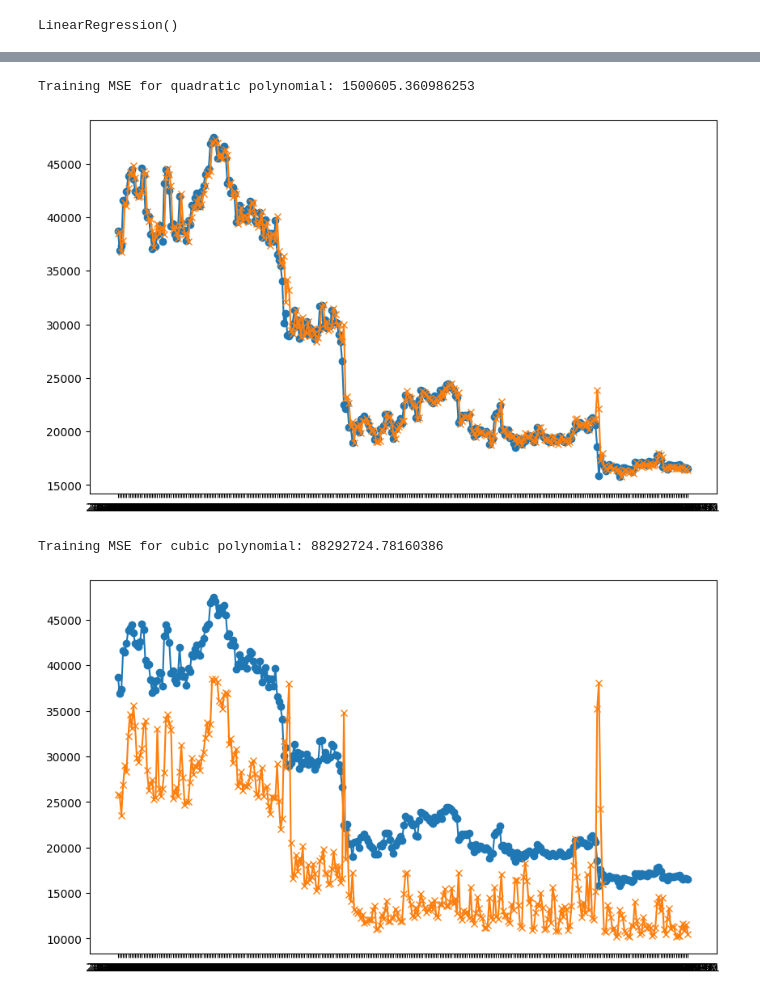
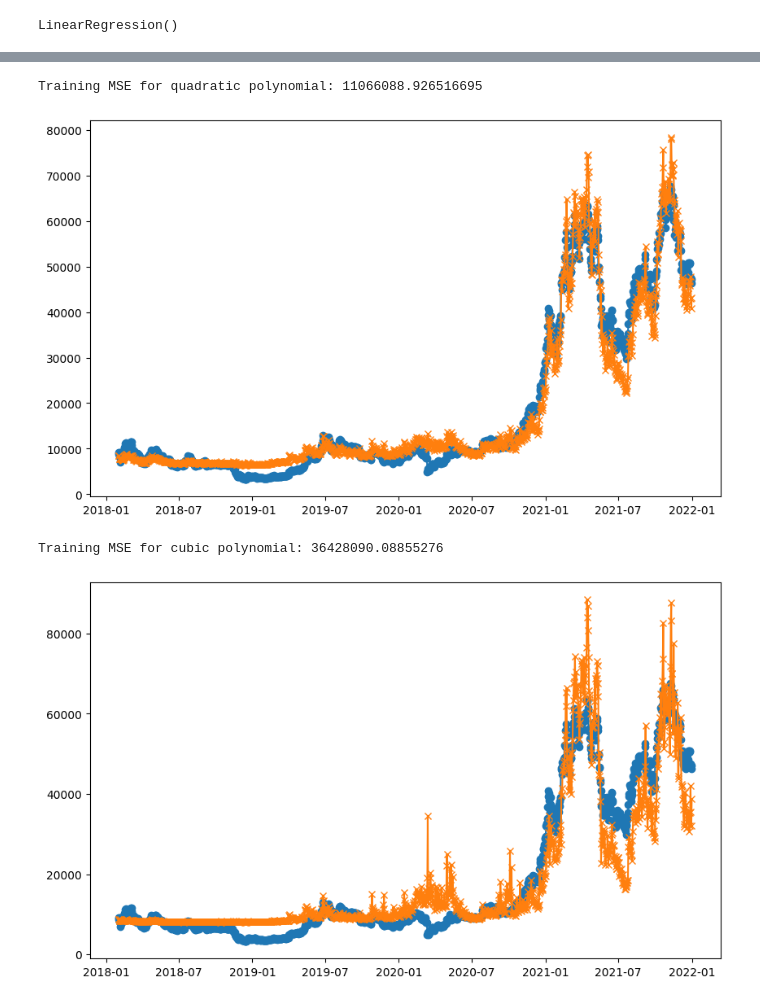
Before and after one commit to FakePickle/CoinSavvy, a Jupyter notebook: builder_models/model_tester.ipynb, the cells around one changed output, grey strips where cells are left out. Cells and saved outputs as stored; diff of their text form; code cells hidden in the pictures.

```diff
--- a/builder_models/model_tester.ipynb
+++ b/builder_models/model_tester.ipynb
@@ -6,12 +6,21 @@ from sklearn.preprocessing import PolynomialFeatures
 from sklearn.pipeline import make_pipeline
 import numpy as np
 import matplotlib.pyplot as plt
+import yfinance as yf
+import ccxt
 
-# Load the dataset using pandas
-data = pd.read_csv('../datasets/training_dataset.csv')
-data_test = pd.read_csv('../datasets/testing_dataset.csv')
+# # Load the dataset using pandas
+# data1 = pd.read_csv('../datasets/training_dataset.csv')
+# data = pd.read_csv('../datasets/testing_dataset.csv')
+
+# Collecting stock historical data from yahoo
+ticker = "BTC-USD"
+start_date = "2018-02-01"
+end_date = "2022-01-01"
+
+# Download historical data
+data = yf.download(ticker, start=start_date, end=end_date)
 
 # Display the first few rows of the dataset for inspection
-print("First few rows of the dataset:")
 print(data.head())
 # %% [output]
@@ -25,14 +44,14 @@ First few rows of the dataset:
 # %%
-X_features = ['open', "volumeto"]
-target_column = 'close'
+X_features = ['Open', "Volume"]
+target_column = 'Close'
 
 # Extract features (X_train) and target (y_train)
 X_train = data[X_features]
 y_train = data[target_column]
 
 # Split the data into training and testing sets
-X_test = data_test[X_features]
-y_test = data_test[target_column]
+X_test = data[X_features]
+y_test = data[target_column]
 
 # Display the shape of the training and testing sets
 print("\nShape of X_train:", X_train.shape)
@@ -99,7 +118,7 @@ quadratic_model.fit(X_train, y_train)
 
 predictions = quadratic_model.predict(X_test).tolist()
 
-time_column =data_test['time']
+time_column =data.index.tolist()
 
 # Plotting the actual values
 plt.figure(figsize=(10, 6))
@@ -113,34 +132,33 @@ train_mse = mean_squared_error(y_test, predictions)
 print(f"Training MSE for quadratic polynomial: {train_mse}")
 plt.show()
 # %% [output]
-Training MSE for quadratic polynomial: 1500605.360986253
+Training MSE for quadratic polynomial: 11066088.926516695
-[figure, old version]
+[figure, new version]
 # %%
 poly_features = PolynomialFeatures(3)
 X_train_poly = poly_features.fit_transform(X_train)
 
 # Create and fit the quadratic regression model
 quadratic_model = make_pipeline(PolynomialFeatures(3), LinearRegression())
 quadratic_model.fit(X_train, y_train)
 
 predictions = quadratic_model.predict(X_test).tolist()
-
-time_column =data_test['time']
+time_column =data.index.tolist()
 
 # Plotting the actual values
 plt.figure(figsize=(10, 6))
 plt.plot(time_column, y_test, label='Actual', marker='o')
 
 # Plotting the predicted values
 plt.plot(time_column, predictions, label='Predicted', marker='x')
 
 
 train_mse = mean_squared_error(y_test, predictions)
 print(f"Training MSE for cubic polynomial: {train_mse}")
 plt.show()
 # %% [output]
-Training MSE for cubic polynomial: 88292724.78160386
+Training MSE for cubic polynomial: 36428090.08855276
-[figure, old version]
+[figure, new version]
 # %%
 poly_features = PolynomialFeatures(4)
 X_train_poly = poly_features.fit_transform(X_train)
```
Also changed, not shown: parts of 6 cells of this notebook.
